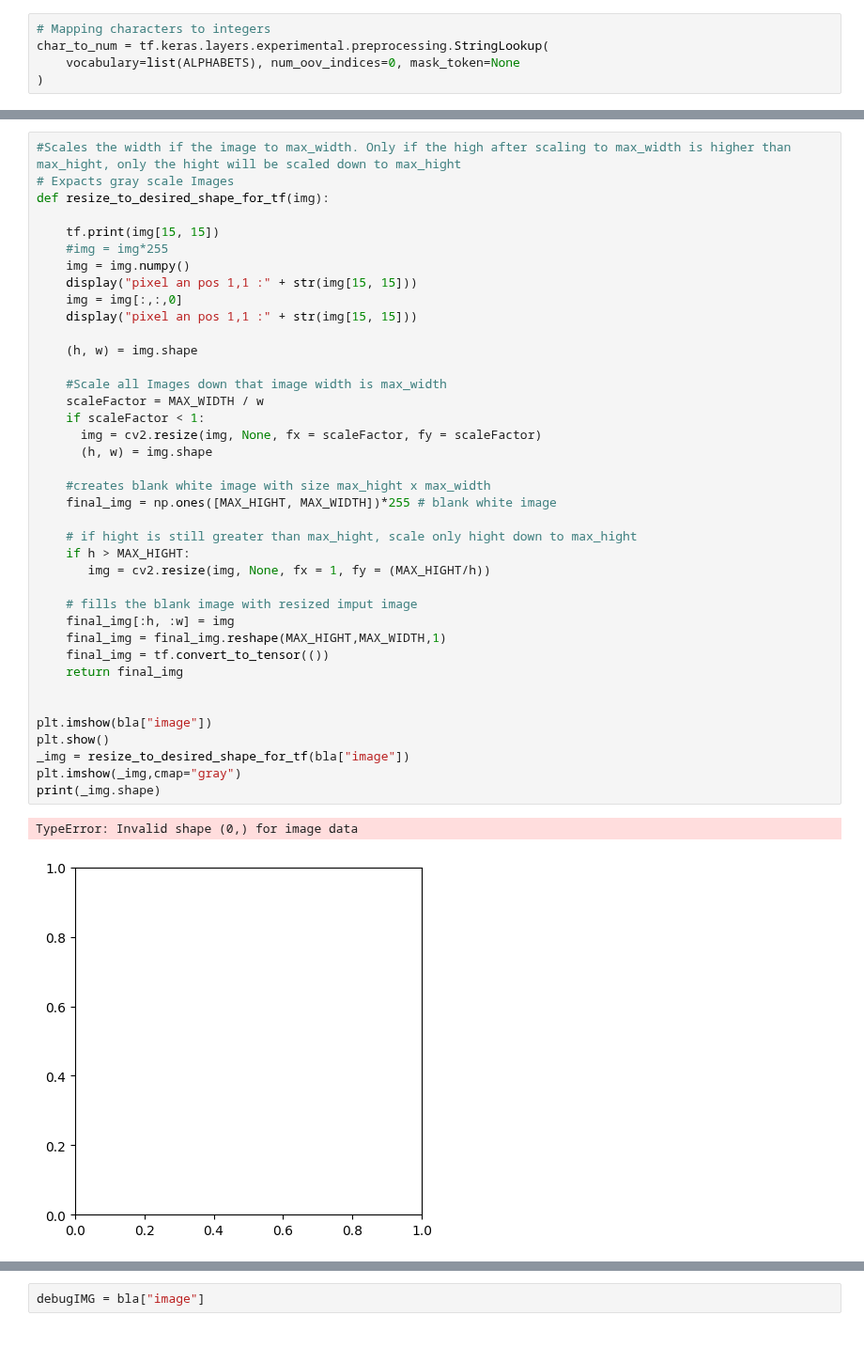
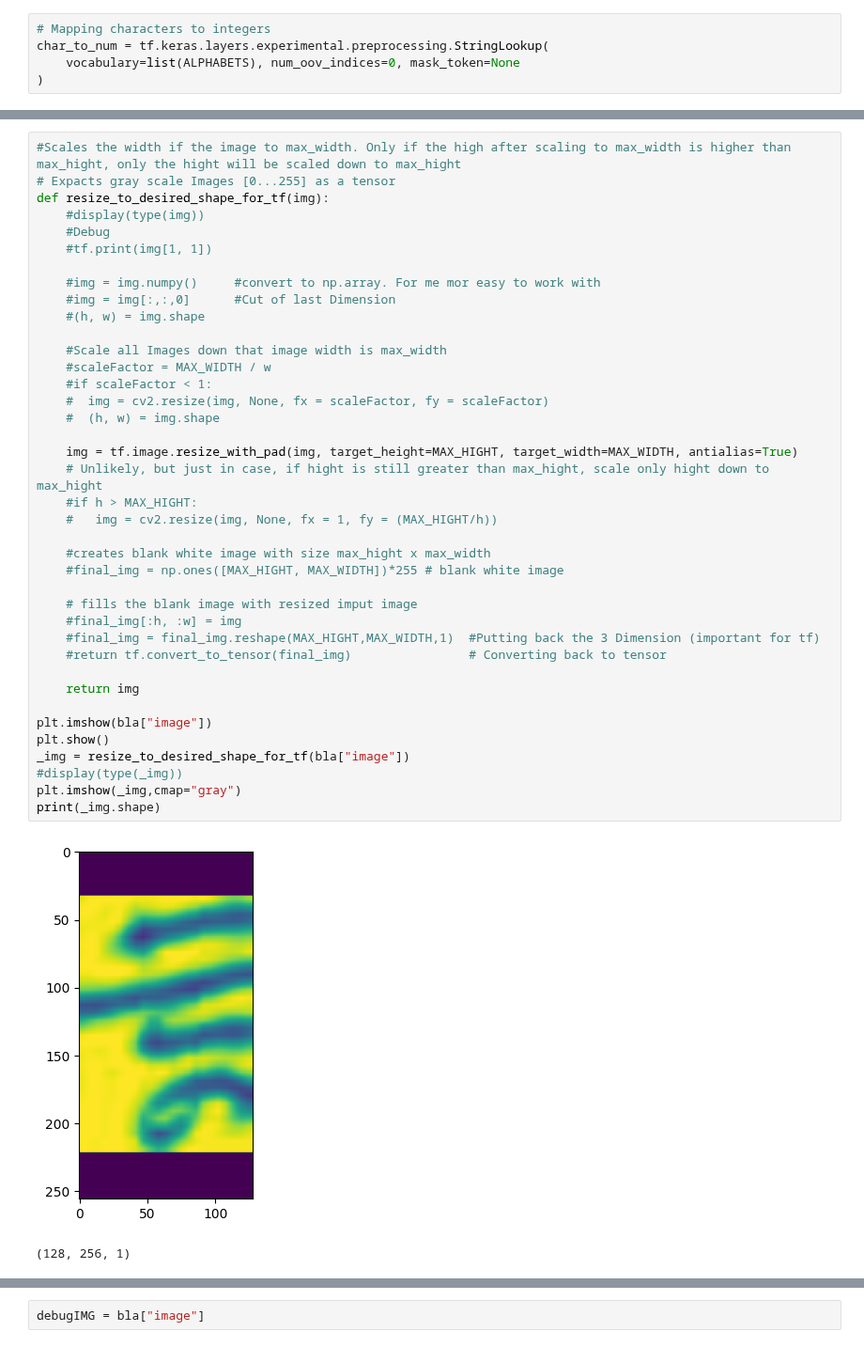
Before and after one commit to msommerfe/CAS_Applied_Data_Science, a Jupyter notebook: CAS_Final_Project/OCR_from_scratch.ipynb, the cells around one changed output, grey strips where cells are left out. Shown at 94% size. Cells and saved outputs as stored; diff of their text form.

```diff
--- a/CAS_Final_Project/OCR_from_scratch.ipynb
+++ b/CAS_Final_Project/OCR_from_scratch.ipynb
@@ -156,42 +154,42 @@ list(x_all_img_total_path)
 # %%
 #Scales the width if the image to max_width. Only if the high after scaling to max_width is higher than max_hight, only the hight will be scaled down to max_hight
-# Expacts gray scale Images
+# Expacts gray scale Images [0...255] as a tensor
 def resize_to_desired_shape_for_tf(img):
+    #display(type(img))
+    #Debug
+    #tf.print(img[1, 1])
 
-    tf.print(img[15, 15])
-    #img = img*255
-    img = img.numpy()
-    display("pixel an pos 1,1 :" + str(img[15, 15]))
-    img = img[:,:,0]
-    display("pixel an pos 1,1 :" + str(img[15, 15]))
-
-    (h, w) = img.shape
+    #img = img.numpy()     #convert to np.array. For me mor easy to work with
+    #img = img[:,:,0]      #Cut of last Dimension
+    #(h, w) = img.shape
 
     #Scale all Images down that image width is max_width
-    scaleFactor = MAX_WIDTH / w
-    if scaleFactor < 1:
-      img = cv2.resize(img, None, fx = scaleFactor, fy = scaleFactor)
-      (h, w) = img.shape
+    #scaleFactor = MAX_WIDTH / w
+    #if scaleFactor < 1:
+    #  img = cv2.resize(img, None, fx = scaleFactor, fy = scaleFactor)
+    #  (h, w) = img.shape
+
+    img = tf.image.resize_with_pad(img, target_height=MAX_HIGHT, target_width=MAX_WIDTH, antialias=True)
+    # Unlikely, but just in case, if hight is still greater than max_hight, scale only hight down to max_hight
+    #if h > MAX_HIGHT:
+    #   img = cv2.resize(img, None, fx = 1, fy = (MAX_HIGHT/h))
 
     #creates blank white image with size max_hight x max_width
-    final_img = np.ones([MAX_HIGHT, MAX_WIDTH])*255 # blank white image
-
-    # if hight is still greater than max_hight, scale only hight down to max_hight
-    if h > MAX_HIGHT:
-       img = cv2.resize(img, None, fx = 1, fy = (MAX_HIGHT/h))
+    #final_img = np.ones([MAX_HIGHT, MAX_WIDTH])*255 # blank white image
 
     # fills the blank image with resized imput image
-    final_img[:h, :w] = img
-    final_img = final_img.reshape(MAX_HIGHT,MAX_WIDTH,1)
-    final_img = tf.convert_to_tensor(())
-    return final_img
+    #final_img[:h, :w] = img
+    #final_img = final_img.reshape(MAX_HIGHT,MAX_WIDTH,1)  #Putting back the 3 Dimension (important for tf)
+    #return tf.convert_to_tensor(final_img)                # Converting back to tensor
 
+    return img
 
 plt.imshow(bla["image"])
 plt.show()
 _img = resize_to_desired_shape_for_tf(bla["image"])
+#display(type(_img))
 plt.imshow(_img,cmap="gray")
 print(_img.shape)
 # %% [output]
+[figure, new version]
-TypeError: Invalid shape (0,) for image data
+(128, 256, 1)
-[figure, old version]
```
Also changed, not shown: parts of 9 cells of this notebook.
